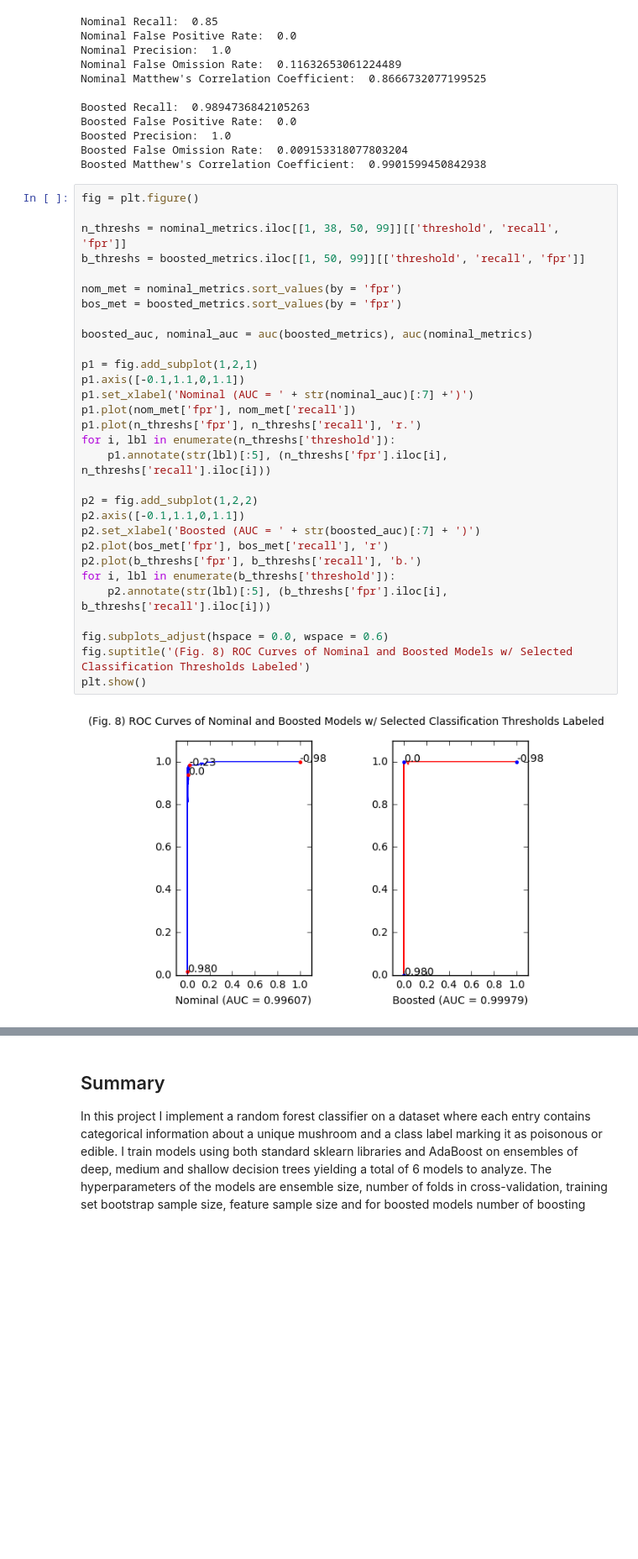
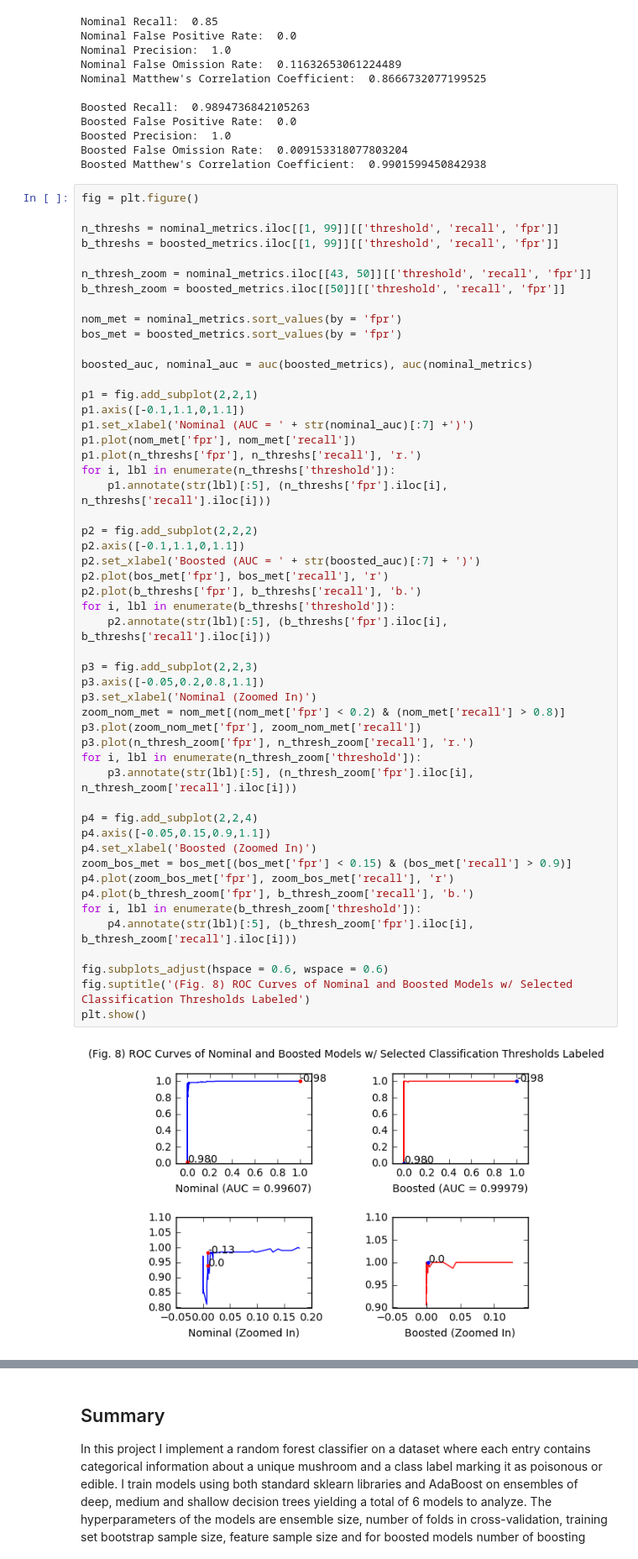
Before and after one commit to jdoran6251/Poison-Mushroom-Classifier, a Jupyter notebook: poison_mushroom_classifier.ipynb, the cells around one changed output, grey strips where cells are left out. Shown: that part at 84% size. Cells and saved outputs as stored; diff of their text form; blank space fills up the shorter version.

Commit message:
Add files via upload
Refined plots and commentary

```diff
--- a/poison_mushroom_classifier.ipynb
+++ b/poison_mushroom_classifier.ipynb
@@ -946,35 +946,56 @@ Boosted Matthew's Correlation Coefficient:  0.9901599450842938
 # %%
 fig = plt.figure()
 
-n_threshs = nominal_metrics.iloc[[1, 38, 50, 99]][['threshold', 'recall', 'fpr']]
-b_threshs = boosted_metrics.iloc[[1, 50, 99]][['threshold', 'recall', 'fpr']]
+n_threshs = nominal_metrics.iloc[[1, 99]][['threshold', 'recall', 'fpr']]
+b_threshs = boosted_metrics.iloc[[1, 99]][['threshold', 'recall', 'fpr']]
+
+n_thresh_zoom = nominal_metrics.iloc[[43, 50]][['threshold', 'recall', 'fpr']]
+b_thresh_zoom = boosted_metrics.iloc[[50]][['threshold', 'recall', 'fpr']]
 
 nom_met = nominal_metrics.sort_values(by = 'fpr')
 bos_met = boosted_metrics.sort_values(by = 'fpr')
 
 boosted_auc, nominal_auc = auc(boosted_metrics), auc(nominal_metrics)
 
-p1 = fig.add_subplot(1,2,1)
+p1 = fig.add_subplot(2,2,1)
 p1.axis([-0.1,1.1,0,1.1])
 p1.set_xlabel('Nominal (AUC = ' + str(nominal_auc)[:7] +')')
 p1.plot(nom_met['fpr'], nom_met['recall'])
 p1.plot(n_threshs['fpr'], n_threshs['recall'], 'r.')
 for i, lbl in enumerate(n_threshs['threshold']):
     p1.annotate(str(lbl)[:5], (n_threshs['fpr'].iloc[i], n_threshs['recall'].iloc[i]))
 
-p2 = fig.add_subplot(1,2,2)
+p2 = fig.add_subplot(2,2,2)
 p2.axis([-0.1,1.1,0,1.1])
 p2.set_xlabel('Boosted (AUC = ' + str(boosted_auc)[:7] + ')')
 p2.plot(bos_met['fpr'], bos_met['recall'], 'r')
 p2.plot(b_threshs['fpr'], b_threshs['recall'], 'b.')
 for i, lbl in enumerate(b_threshs['threshold']):
     p2.annotate(str(lbl)[:5], (b_threshs['fpr'].iloc[i], b_threshs['recall'].iloc[i]))
 
-fig.subplots_adjust(hspace = 0.0, wspace = 0.6)
+p3 = fig.add_subplot(2,2,3)
+p3.axis([-0.05,0.2,0.8,1.1])
+p3.set_xlabel('Nominal (Zoomed In)')
+zoom_nom_met = nom_met[(nom_met['fpr'] < 0.2) & (nom_met['recall'] > 0.8)]
+p3.plot(zoom_nom_met['fpr'], zoom_nom_met['recall'])
+p3.plot(n_thresh_zoom['fpr'], n_thresh_zoom['recall'], 'r.')
+for i, lbl in enumerate(n_thresh_zoom['threshold']):
+    p3.annotate(str(lbl)[:5], (n_thresh_zoom['fpr'].iloc[i], n_thresh_zoom['recall'].iloc[i]))
+
+p4 = fig.add_subplot(2,2,4)
+p4.axis([-0.05,0.15,0.9,1.1])
+p4.set_xlabel('Boosted (Zoomed In)')
+zoom_bos_met = bos_met[(bos_met['fpr'] < 0.15) & (bos_met['recall'] > 0.9)]
+p4.plot(zoom_bos_met['fpr'], zoom_bos_met['recall'], 'r')
+p4.plot(b_thresh_zoom['fpr'], b_thresh_zoom['recall'], 'b.')
+for i, lbl in enumerate(b_thresh_zoom['threshold']):
+    p4.annotate(str(lbl)[:5], (b_thresh_zoom['fpr'].iloc[i], b_thresh_zoom['recall'].iloc[i]))
+
+fig.subplots_adjust(hspace = 0.6, wspace = 0.6)
 fig.suptitle('(Fig. 8) ROC Curves of Nominal and Boosted Models w/ Selected Classification Thresholds Labeled')
 plt.show()
 # %% [output]
-[figure, old version]
+[figure, new version]
 # %%
 fig = plt.figure()
 
```
Also changed, not shown: parts of 3 cells of this notebook.
